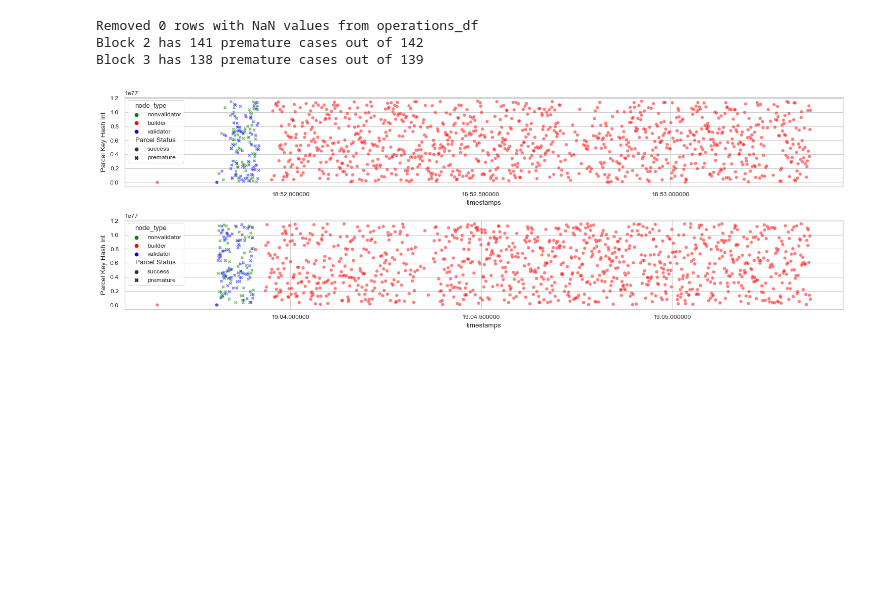
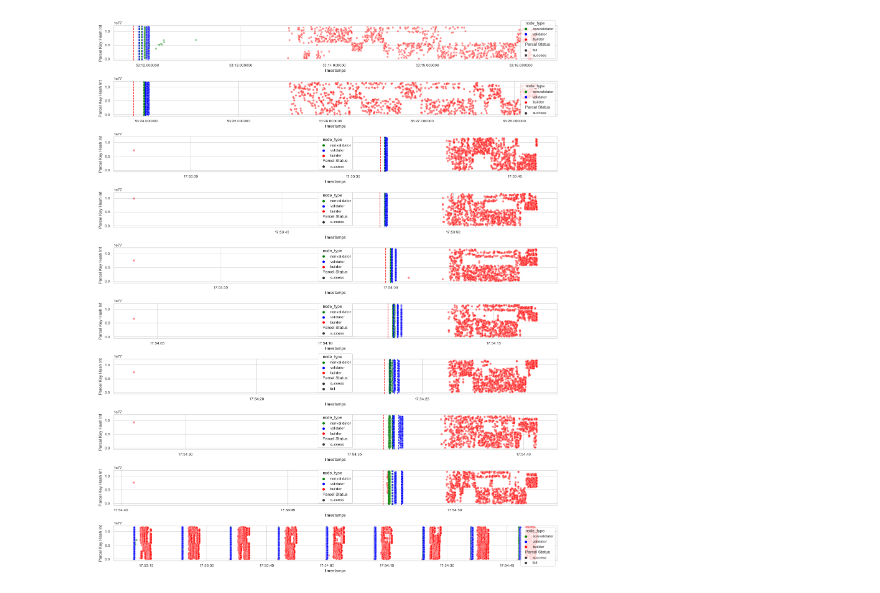
Before and after one commit to datahop/libp2p-das, a Jupyter notebook: notebook.ipynb, the cells around one changed output. Saved outputs shown, nothing was run; the diff lists cells and outputs as text; code cells hidden in the pictures; blank space fills up the shorter version.

```diff
--- a/notebook.ipynb
+++ b/notebook.ipynb
@@ -226,7 +213,7 @@ plt.show()
 # %%
 grouped_op_df = get_operations().groupby("Block ID")
 
-fig, axes = plt.subplots(len(grouped_op_df), 1, figsize=(15, 5))
+fig, axes = plt.subplots(len(grouped_op_df), 1, figsize=(15, 5 * len(grouped_op_df)))
 
 for block_id, block_df in grouped_op_df:
     parcel_hash_ints = block_df['Parcel Key Hash Int']
@@ -249,35 +235,58 @@ Block 3 has 138 premature cases out of 1024
 # %%
-grouped_op_df = get_operations().groupby("Block ID")
+op_df = get_operations()
+grouped_op_df = op_df.groupby("Block ID")
 
-fig, axes = plt.subplots(len(grouped_op_df), 1, figsize=(15, 5))
+fig, axes = plt.subplots(len(grouped_op_df) + 1, 1, figsize=(15, 4 * len(grouped_op_df)))
 
 colours = {
     "builder": "red",
     "validator": "blue",
     "nonvalidator": "green"
 }
 
 for block_id, block_df in grouped_op_df:
     block_df['Parcel Key Hash Int'] = block_df['Parcel Key Hash Int'].apply(decimal.Decimal)
     block_df['timestamps'] = pd.to_datetime(block_df['timestamps'])
 
+    starting_signals = block_df[block_df['Parcel Key Hashes'] == '-1']
+
+    # Remove the -1 values which are the starting signals
+    block_df = block_df[block_df['Parcel Key Hash Int'] != -1]
+
     block_df_grouped_by_nodetype = block_df.groupby("node_type")
 
     ax = axes[block_id - 2]
+
+    for starting_signal_index, starting_signal_row in starting_signals.iterrows():
+        if starting_signal_row['node_type'] == "builder":
+            ax.axvline(x=starting_signal_row['timestamps'], color='red', linestyle='--')
+        elif starting_signal_row['node_type'] == "validator":
+            ax.axvline(x=starting_signal_row['timestamps'], color='blue', linestyle='--')
+        else:
+            ax.axvline(x=starting_signal_row['timestamps'], color='green', linestyle='--')
+
     sns.scatterplot(
         x="timestamps",
         y="Parcel Key Hash Int",
         hue="node_type",
         style="Parcel Status",
         palette=colours,
         data=block_df,
         ax=ax,
         alpha=0.5
     )
 
+sns.scatterplot(
+    x="timestamps",
+    y="Parcel Key Hash Int",
+    hue="node_type",
+    style="Parcel Status",
+    palette=colours,
+    data=op_df,
+    ax=axes[-1],
+    alpha=0.5
+)
+
 plt.tight_layout()
 # %% [output]
-Removed 0 rows with NaN values from operations_df
-Block 2 has 141 premature cases out of 142
-Block 3 has 138 premature cases out of 139
-[figure, old version]
+[figure, new version]
```
Also changed, not shown: parts of 8 cells of this notebook.
